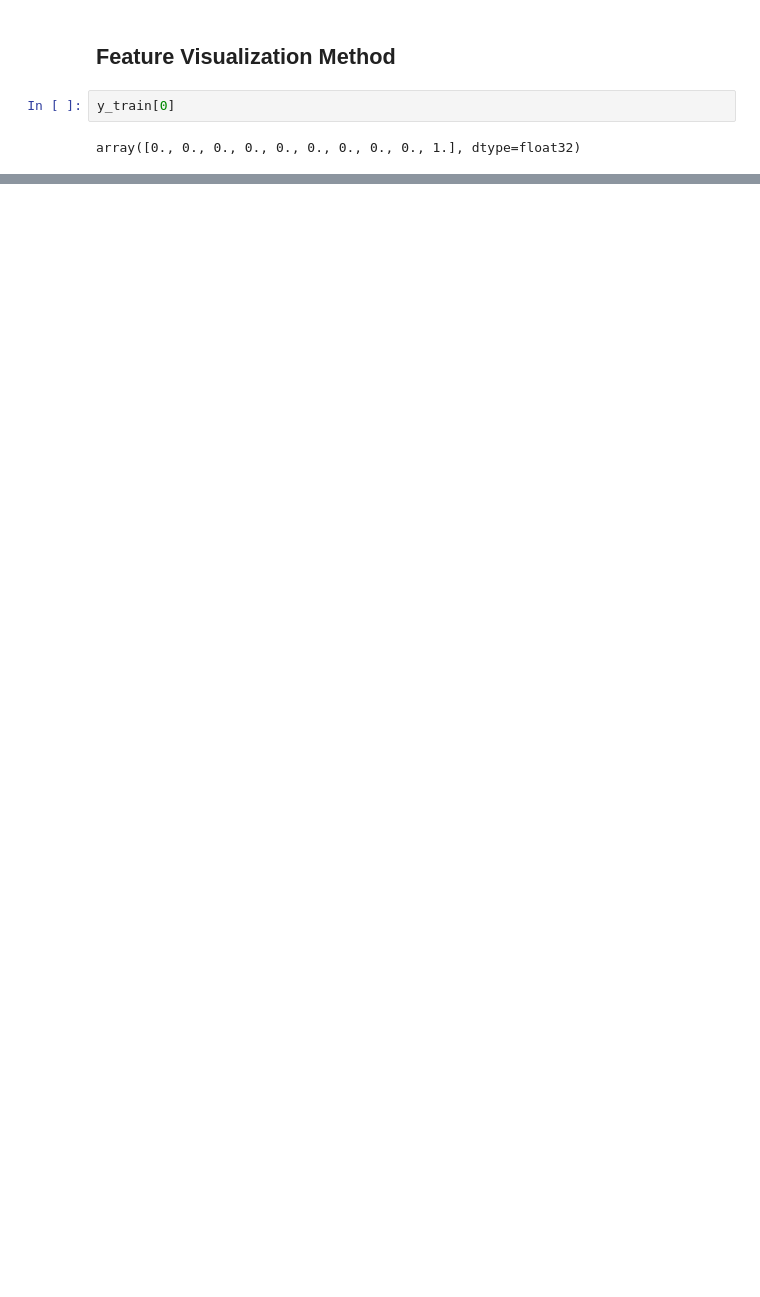
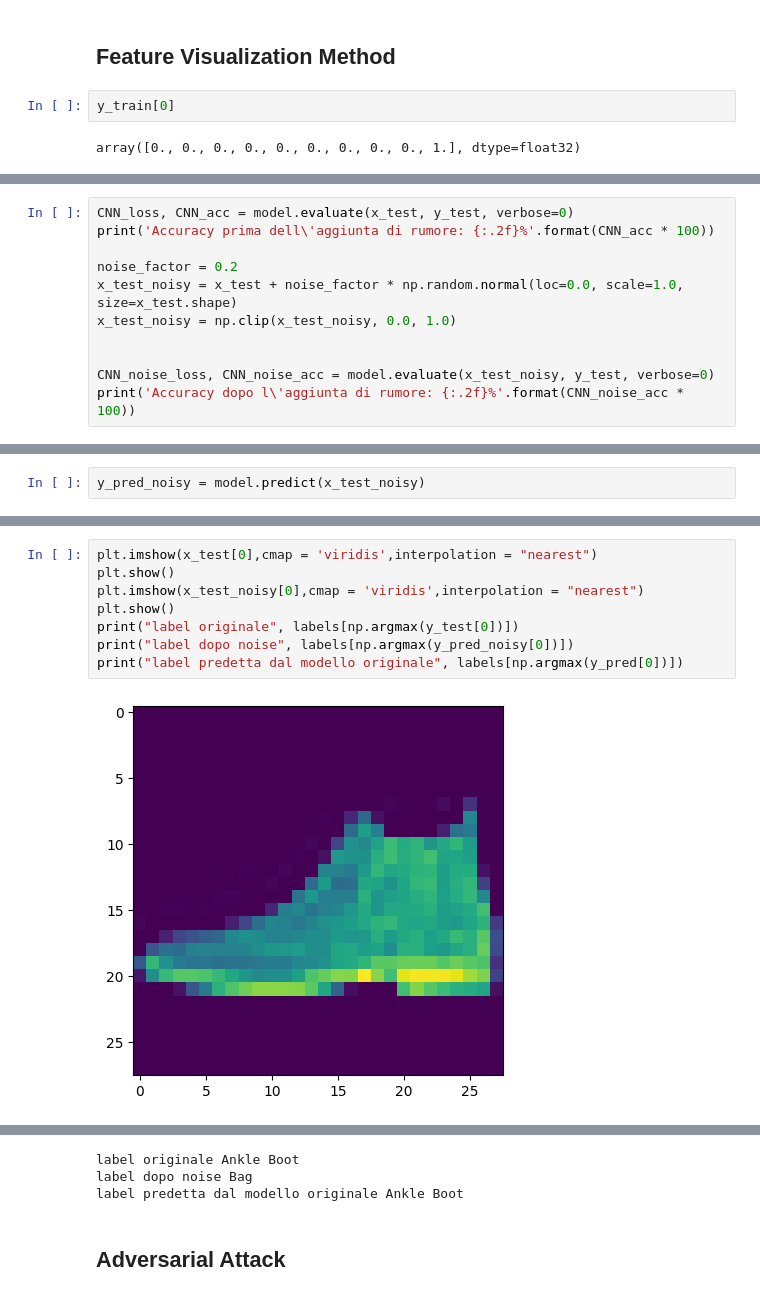
Before and after one commit to Lambru99/Fashion_MNIST_CNN, a Jupyter notebook: Definitivo1.ipynb, the cells around one changed output, grey strips where cells are left out. Cells and saved outputs as stored; diff of their text form; blank space fills up the shorter version.

```diff
--- a/Definitivo1.ipynb
+++ b/Definitivo1.ipynb
@@ -360,0 +363,11 @@ dense2 (1, 10)
+# %%
+CNN_loss, CNN_acc = model.evaluate(x_test, y_test, verbose=0)
+print('Accuracy prima dell\'aggiunta di rumore: {:.2f}%'.format(CNN_acc * 100))
+
+noise_factor = 0.2
+x_test_noisy = x_test + noise_factor * np.random.normal(loc=0.0, scale=1.0, size=x_test.shape)
+x_test_noisy = np.clip(x_test_noisy, 0.0, 1.0)
+
+
+CNN_noise_loss, CNN_noise_acc = model.evaluate(x_test_noisy, y_test, verbose=0)
+print('Accuracy dopo l\'aggiunta di rumore: {:.2f}%'.format(CNN_noise_acc * 100))
@@ -360,0 +377,2 @@ dense2 (1, 10)
+# %%
+y_pred_noisy = model.predict(x_test_noisy)
@@ -360,0 +381,10 @@ dense2 (1, 10)
+# %%
+plt.imshow(x_test[0],cmap = 'viridis',interpolation = "nearest")
+plt.show()
+plt.imshow(x_test_noisy[0],cmap = 'viridis',interpolation = "nearest")
+plt.show()
+print("label originale", labels[np.argmax(y_test[0])])
+print("label dopo noise", labels[np.argmax(y_pred_noisy[0])])
+print("label predetta dal modello originale", labels[np.argmax(y_pred[0])])
+# %% [output]
+[figure, added]
@@ -360,0 +392,5 @@ dense2 (1, 10)
+label originale Ankle Boot
+label dopo noise Bag
+label predetta dal modello originale Ankle Boot
+# %% [markdown]
+## Adversarial Attack
```
Also changed, not shown: parts of 31 cells of this notebook.
